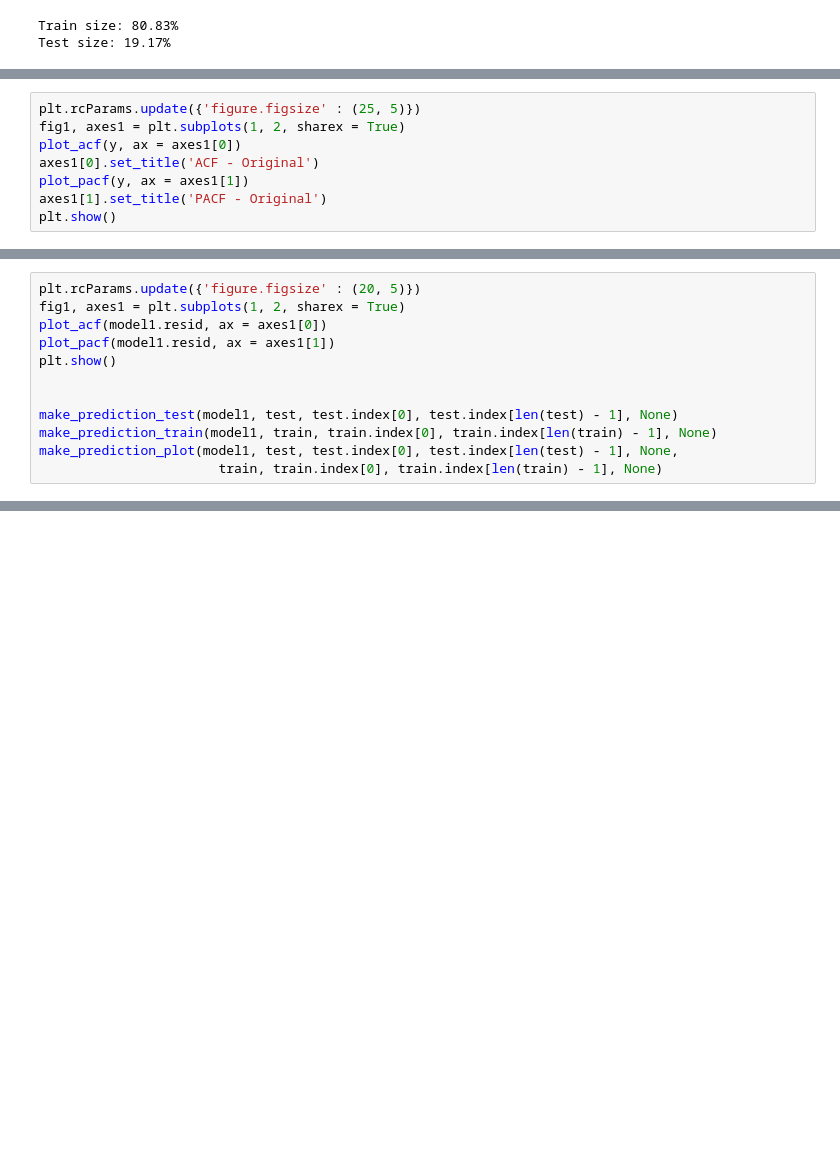
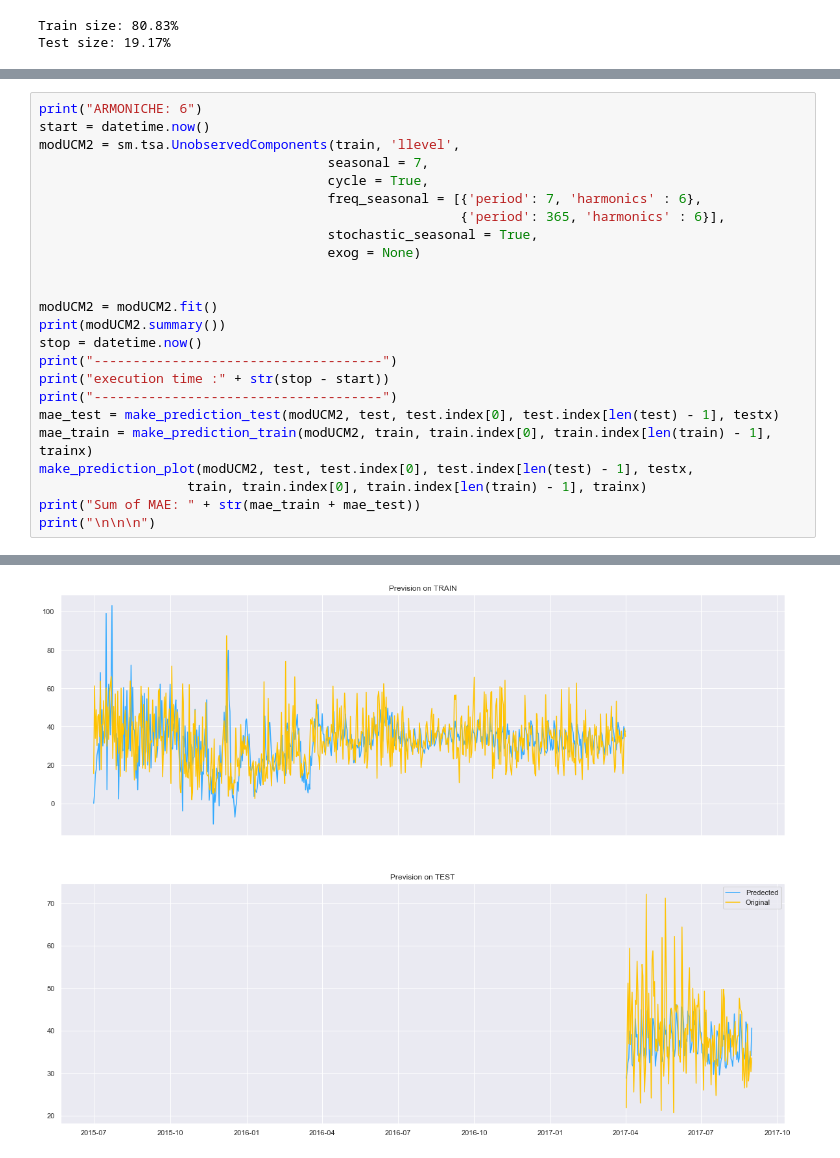
Before and after one commit to lucatesta-code/Hotel_Booking_Demand_ML, a Jupyter notebook: TS.ipynb, the cells around one changed output, grey strips where cells are left out. Cells and saved outputs as stored; diff of their text form; blank space fills up the shorter version.

```diff
--- a/TS.ipynb
+++ b/TS.ipynb
@@ -365,8 +373,0 @@ Test size: 19.17%
-# %%
-plt.rcParams.update({'figure.figsize' : (25, 5)})
-fig1, axes1 = plt.subplots(1, 2, sharex = True)
-plot_acf(y, ax = axes1[0])
-axes1[0].set_title('ACF - Original')
-plot_pacf(y, ax = axes1[1])
-axes1[1].set_title('PACF - Original')
-plt.show()
@@ -434,12 +373,0 @@ execution time :0:00:05.111163
-# %%
-plt.rcParams.update({'figure.figsize' : (20, 5)})
-fig1, axes1 = plt.subplots(1, 2, sharex = True)
-plot_acf(model1.resid, ax = axes1[0])
-plot_pacf(model1.resid, ax = axes1[1])
-plt.show()
-
-
-make_prediction_test(model1, test, test.index[0], test.index[len(test) - 1], None)
-make_prediction_train(model1, train, train.index[0], train.index[len(train) - 1], None)
-make_prediction_plot(model1, test, test.index[0], test.index[len(test) - 1], None,
-                       train, train.index[0], train.index[len(train) - 1], None)
@@ -465,0 +556,25 @@ Freq: D, Name: predicted_mean, Length: 152, dtype: float64
+# %%
+print("ARMONICHE: 6")
+start = datetime.now()
+modUCM2 = sm.tsa.UnobservedComponents(train, 'llevel',
+                                     seasonal = 7,
+                                     cycle = True,
+                                     freq_seasonal = [{'period': 7, 'harmonics' : 6},
+                                                      {'period': 365, 'harmonics' : 6}],
+                                     stochastic_seasonal = True,
+                                     exog = None)
+
+
+modUCM2 = modUCM2.fit()
+print(modUCM2.summary())
+stop = datetime.now()
+print("-------------------------------------")
+print("execution time :" + str(stop - start))
+print("-------------------------------------")
+mae_test = make_prediction_test(modUCM2, test, test.index[0], test.index[len(test) - 1], testx)
+mae_train = make_prediction_train(modUCM2, train, train.index[0], train.index[len(train) - 1], trainx)
+make_prediction_plot(modUCM2, test, test.index[0], test.index[len(test) - 1], testx,
+                   train, train.index[0], train.index[len(train) - 1], trainx)
+print("Sum of MAE: " + str(mae_train + mae_test))
+print("\n\n\n")
+# %% [output]
@@ -465,0 +598 @@ Freq: D, Name: predicted_mean, Length: 152, dtype: float64
+[figure, added]
```
Also changed, not shown: parts of 20 cells of this notebook, 1 other file.
